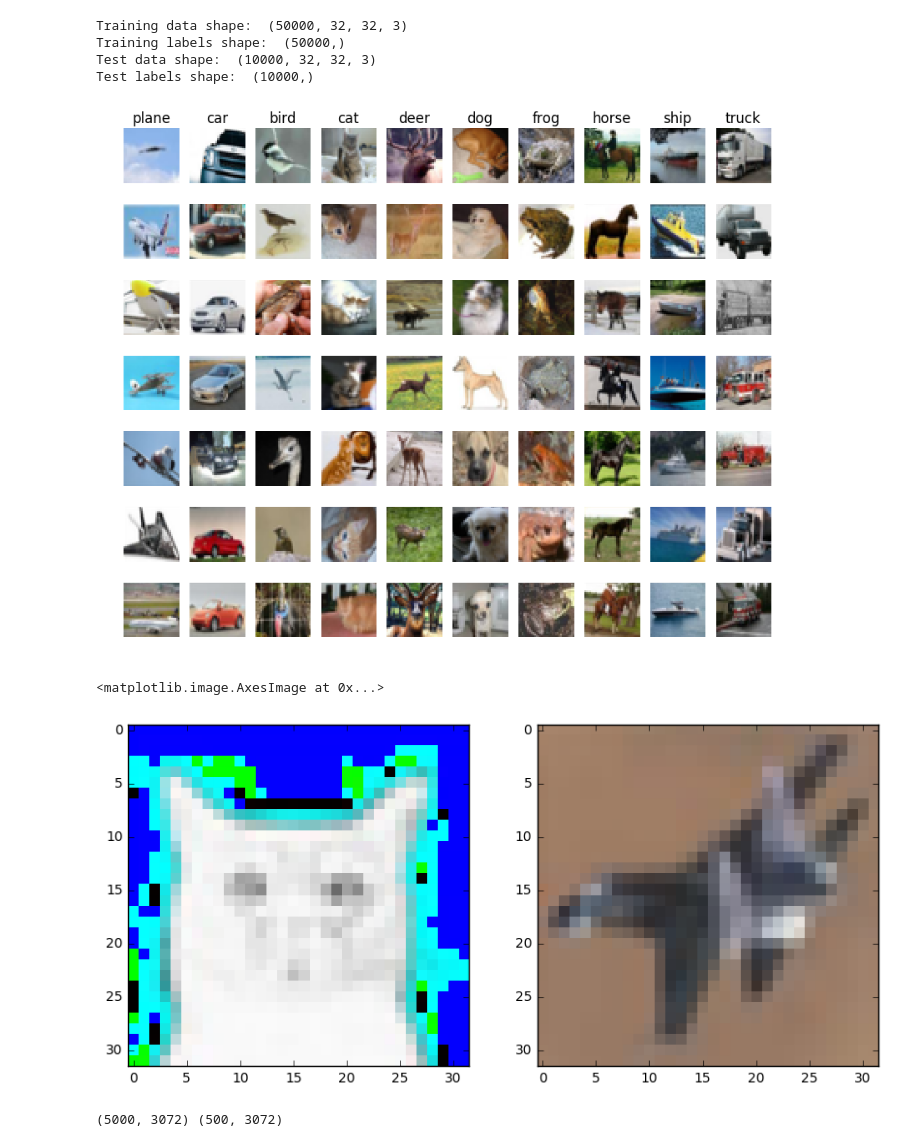
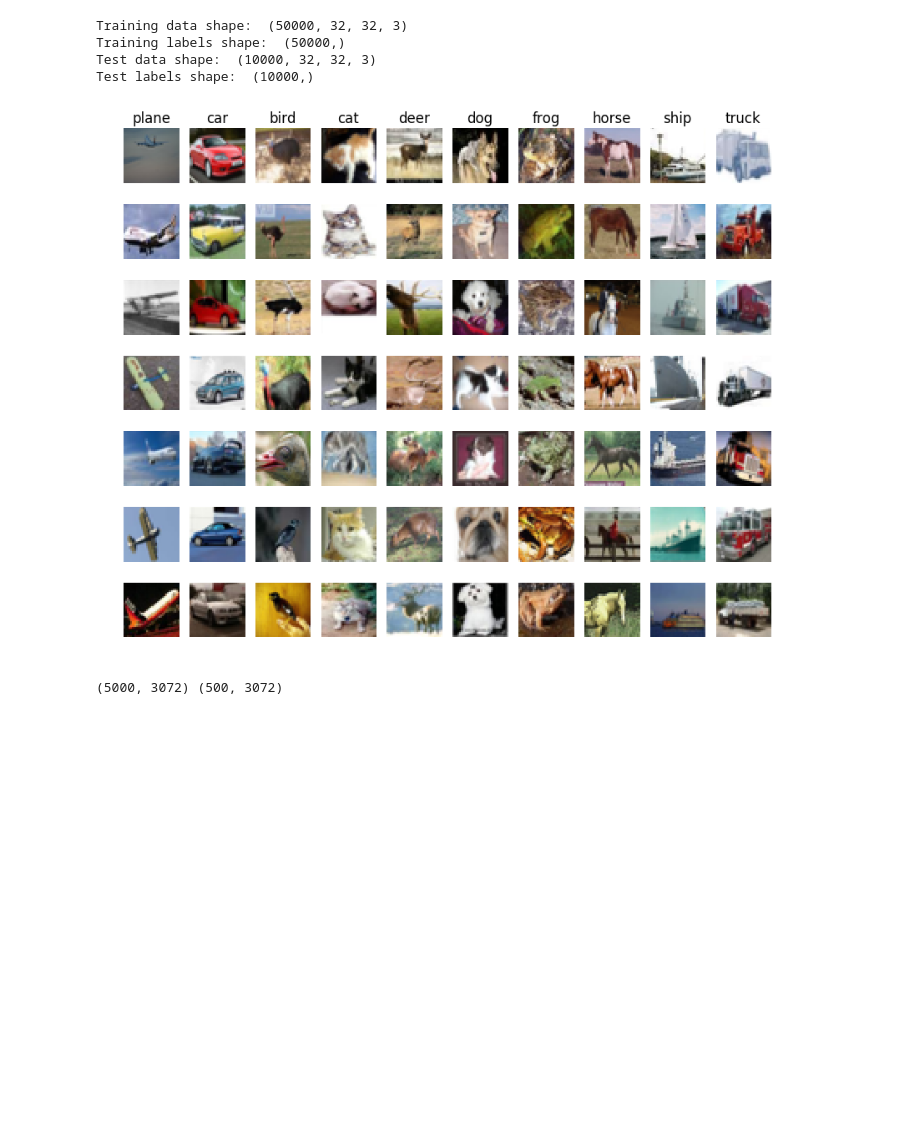
Before and after one commit to gourie/cs231n, a Jupyter notebook: knn.ipynb, the cells around one changed output. Cells and saved outputs as stored; diff of their text form; code cells hidden in the pictures; blank space fills up the shorter version.

```diff
--- a/knn.ipynb
+++ b/knn.ipynb
@@ -50,29 +47,27 @@ Test labels shape:  (10000,)
 # %%
 # Visualize some examples from the dataset.
 # We show a few examples of training images from each class.
 classes = ['plane', 'car', 'bird', 'cat', 'deer', 'dog', 'frog', 'horse', 'ship', 'truck']
 num_classes = len(classes)
 samples_per_class = 7
 for y, cls in enumerate(classes):
     idxs = np.flatnonzero(y_train == y)
     idxs = np.random.choice(idxs, samples_per_class, replace=False)
     for i, idx in enumerate(idxs):
         plt_idx = i * num_classes + y + 1
         plt.subplot(samples_per_class, num_classes, plt_idx)
         plt.imshow(X_train_im[idx].astype('uint8'))
         plt.axis('off')
         if i == 0:
             plt.title(cls)
 plt.show()
 
-plt.subplot(1,2,1)
-plt.imshow(X_train_im[index_max10])
-plt.subplot(1,2,2)
-plt.imshow(X_test_im[10])
+# plt.subplot(1,2,1)
+# plt.imshow(X_train_im[index_max10])
+# plt.subplot(1,2,2)
+# plt.imshow(X_test_im[10])
 # %% [output]
-[figure, old version]
+[figure, new version]
-<matplotlib.image.AxesImage at 0x...>
-[figure, removed]
 # %%
 # Subsample the data for more efficient code execution in this exercise
 num_training = 5000
```
Also changed, not shown: parts of 14 cells of this notebook.
